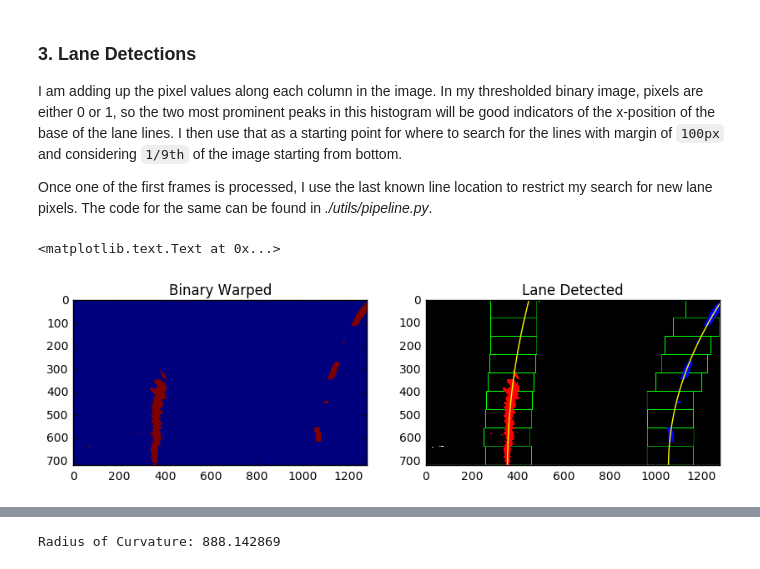
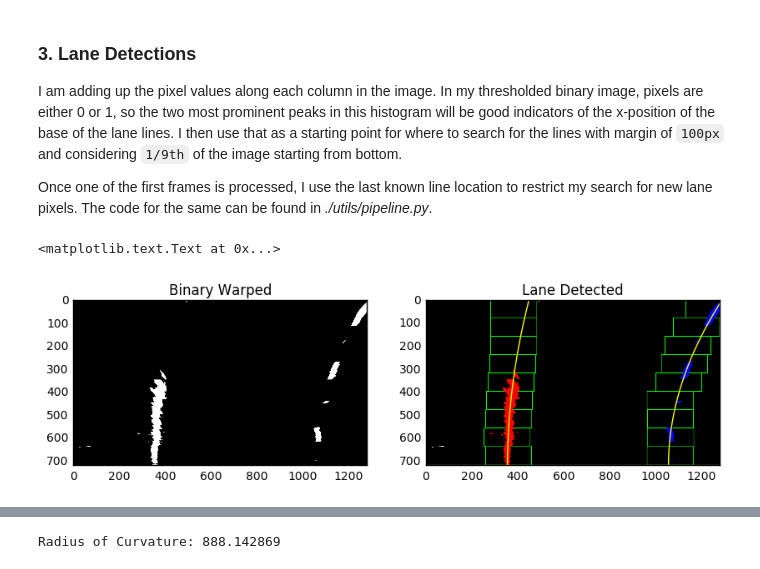
Before and after one commit to sumitbinnani/CarND-Advanced-Lane-Lines, a Jupyter notebook: Pipeline for Advance Lane Detection.ipynb, the cells around one changed output, grey strips where cells are left out. Saved outputs shown, nothing was run; the diff lists cells and outputs as text; code cells hidden in the pictures.

Commit message:
Plotting Binary Image in Gray Colormap

```diff
--- a/Pipeline for Advance Lane Detection.ipynb
+++ b/Pipeline for Advance Lane Detection.ipynb
@@ -234,35 +234,36 @@ right_lane_inds = np.concatenate(right_lane_inds)
 # Extracting left and right line pixel positions
 leftx = nonzerox[left_lane_inds]
 lefty = nonzeroy[left_lane_inds]
 rightx = nonzerox[right_lane_inds]
 righty = nonzeroy[right_lane_inds]
 
 # Fit a second order polynomial to each
 left_fit = np.polyfit(lefty, leftx, 2)
 right_fit = np.polyfit(righty, rightx, 2)
 
 ## Visualization
 ploty = np.linspace(0, binary_warped.shape[0]-1, binary_warped.shape[0] )
 left_fitx = left_fit[0]*ploty**2 + left_fit[1]*ploty + left_fit[2]
 right_fitx = right_fit[0]*ploty**2 + right_fit[1]*ploty + right_fit[2]
 
 out_img[nonzeroy[left_lane_inds], nonzerox[left_lane_inds]] = [255, 0, 0]
 out_img[nonzeroy[right_lane_inds], nonzerox[right_lane_inds]] = [0, 0, 255]
 
 plt.figure(figsize=(10,40))
 plt.subplot(1,2,1)
-plt.imshow(binary_warped)
+plt.imshow(binary_warped, cmap='gray')
 plt.title('Binary Warped')
+
 plt.subplot(1,2,2)
 plt.imshow(out_img)
 plt.plot(left_fitx, ploty, color='yellow')
 plt.plot(right_fitx, ploty, color='yellow')
 plt.xlim(0, 1280)
 plt.ylim(720, 0)
 plt.title('Lane Detected')
 # %% [output]
 <matplotlib.text.Text at 0x...>
-[figure, old version]
+[figure, new version]
 # %% [markdown]
 ### 3. Radius of Curvature
 If real-world corrdinate (subscript x<sub>real</sub> and y<sub>real</sub>) are related to coordinate in pixel space (x<sub>pix</sub> and y<sub>pix</sub>) by some multiplier, the radius of curvature for real world co-ordinate can be calculated as shown below:
```
Also changed, not shown: 1 other file.
